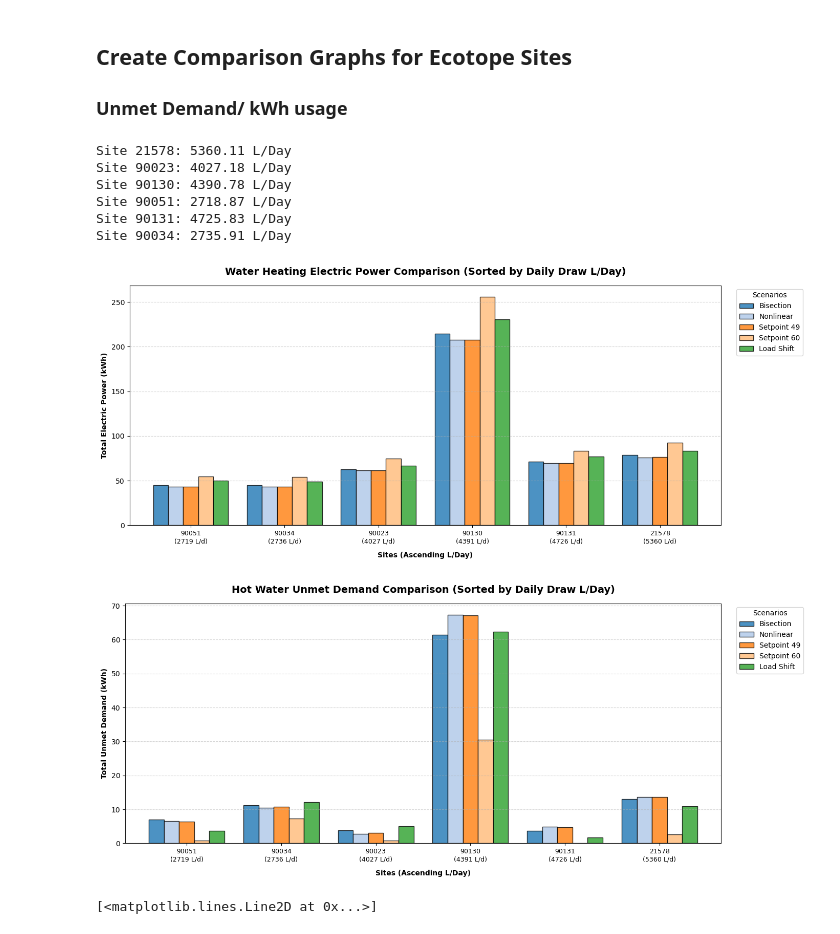
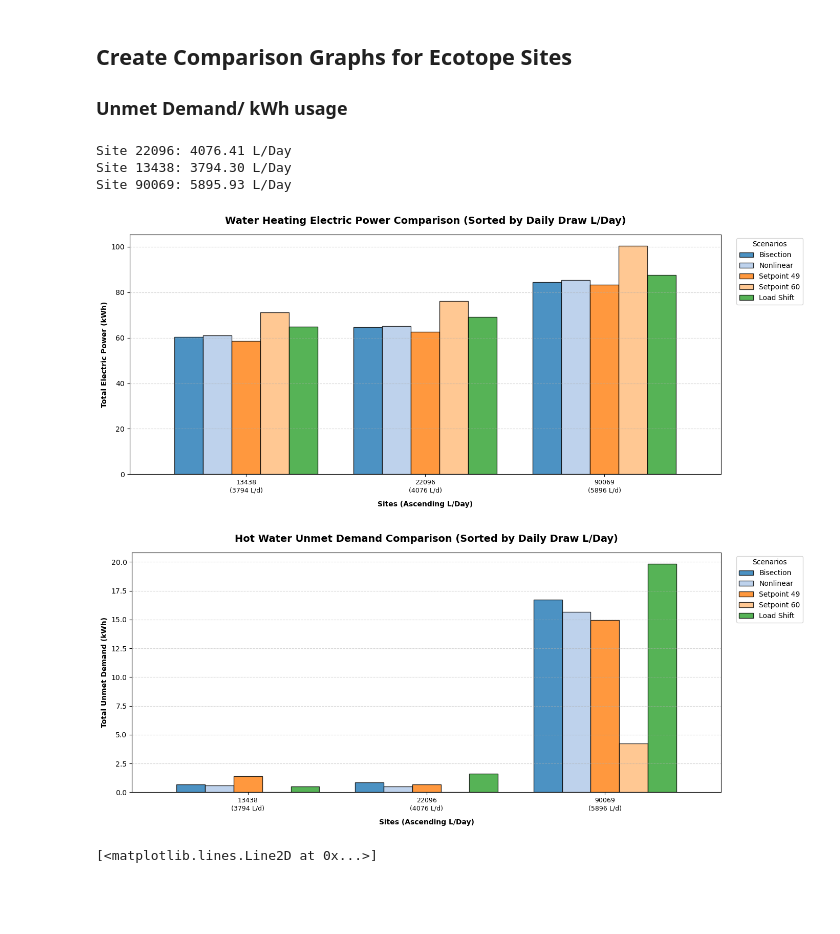
Before and after one commit to Jae-Domain/OCHRE, a Jupyter notebook: bin/nonlinear_solver/nonlinear_generate_graphics.ipynb, the cells around one changed output. Drawn from its saved outputs; the diff is of its cells as text; code cells hidden in the pictures; blank space fills up the shorter version.

Commit message:
Added perfect draws to Nonlinear Solver

```diff
--- a/bin/nonlinear_solver/nonlinear_generate_graphics.ipynb
+++ b/bin/nonlinear_solver/nonlinear_generate_graphics.ipynb
@@ -205,6 +205,8 @@ sites = [22096, 13438,
     99092, 99084
 ]
 
+sites = [22096, 13438, 90069]
+
 scenarios = ['Bisection', 'Nonlinear', 'Setpoint 49', 'Setpoint 60', 'Load Shift']
 
 power_data = []
@@ -212,39 +214,39 @@ unmet_data = []
 draw_data = {}  # Store average daily draw per site
 
 for site in sites:
-    if site in [90069, 90130, 21578, 90023, 90051, 90131, 90034]: #"good test sites"
-        try:
-            nonlinear = pd.read_csv(f'output_site_{site}_nonlinear.csv')
-            bisection = pd.read_csv(f'output_site_{site}_bisection.csv')[0:len(nonlinear)]
-            data_49 = pd.read_csv(f'output_site_{site}_49.csv')[0:len(nonlinear)]
-            data_60 = pd.read_csv(f'output_site_{site}_60.csv')[0:len(nonlinear)]
-            load_shift = pd.read_csv(f'output_site_{site}_load_shifting.csv')[0:len(nonlinear)]
-        except Exception as e:
-            print(f"Skipping site {site}: {e}")
-            continue
+    #if site in [90069, 90130, 21578, 90023, 90051, 90131, 90034]: #"good test sites"
+    try:
+        nonlinear = pd.read_csv(f'output_site_{site}_nonlinear.csv')
+        bisection = pd.read_csv(f'output_site_{site}_bisection.csv')[0:len(nonlinear)]
+        data_49 = pd.read_csv(f'output_site_{site}_49.csv')[0:len(nonlinear)]
+        data_60 = pd.read_csv(f'output_site_{site}_60.csv')[0:len(nonlinear)]
+        load_shift = pd.read_csv(f'output_site_{site}_load_shifting.csv')[0:len(nonlinear)]
+    except Exception as e:
+        print(f"Skipping site {site}: {e}")
+        continue
 
-        # Calculate L/Day from bisection dataset
-        daily_draw = sum(bisection['Draw Data']) / (len(bisection) / 1440)
-        draw_data[site] = daily_draw
-        print(f"Site {site}: {daily_draw:.2f} L/Day")
+    # Calculate L/Day from bisection dataset
+    daily_draw = sum(bisection['Draw Data']) / (len(bisection) / 1440)
+    draw_data[site] = daily_draw
+    print(f"Site {site}: {daily_draw:.2f} L/Day")
 
-        power_data.append({
-            'Site': site,
-            'Bisection': bisection['Water Heating Electric Power'].sum(),
-            'Nonlinear': nonlinear['Water Heating Electric Power'].sum(),
-            'Setpoint 49': data_49['Water Heating Electric Power'].sum(),
-            'Setpoint 60': data_60['Water Heating Electric Power'].sum(),
-            'Load Shift': load_shift['Water Heating Electric Power'].sum()
-        })
+    power_data.append({
+        'Site': site,
+        'Bisection': bisection['Water Heating Electric Power'].sum(),
+        'Nonlinear': nonlinear['Water Heating Electric Power'].sum(),
+        'Setpoint 49': data_49['Water Heating Electric Power'].sum(),
+        'Setpoint 60': data_60['Water Heating Electric Power'].sum(),
+        'Load Shift': load_shift['Water Heating Electric Power'].sum()
+    })
 
-        unmet_data.append({
-            'Site': site,
-            'Bisection': bisection['Hot Water Unmet Demand (kWh)'].sum(),
-            'Nonlinear': nonlinear['Hot Water Unmet Demand (kWh)'].sum(),
-            'Setpoint 49': data_49['Hot Water Unmet Demand (kWh)'].sum(),
-            'Setpoint 60': data_60['Hot Water Unmet Demand (kWh)'].sum(),
-            'Load Shift': load_shift['Hot Water Unmet Demand (kWh)'].sum()
-        })
+    unmet_data.append({
+        'Site': site,
+        'Bisection': bisection['Hot Water Unmet Demand (kWh)'].sum(),
+        'Nonlinear': nonlinear['Hot Water Unmet Demand (kWh)'].sum(),
+        'Setpoint 49': data_49['Hot Water Unmet Demand (kWh)'].sum(),
+        'Setpoint 60': data_60['Hot Water Unmet Demand (kWh)'].sum(),
+        'Load Shift': load_shift['Hot Water Unmet Demand (kWh)'].sum()
+    })
 
 # Convert to DataFrames and set index
 df_power = pd.DataFrame(power_data).set_index('Site')
@@ -261,41 +263,38 @@ df_unmet = df_unmet.reindex(sorted_sites)
 x_labels = [f"{site}\n({draw_data[site]:.0f} L/d)" for site in sorted_sites]
 
 colors = ['#1f77b4', '#aec7e8', '#ff7f0e', '#ffbb78', '#2ca02c']
 
 # ==========================================
 # GRAPH 1: Water Heating Electric Power
 # ==========================================
 ax1 = df_power.plot(kind='bar', figsize=(14, 6), color=colors, width=0.8, edgecolor='black', alpha=0.8)
 plt.title('Water Heating Electric Power Comparison (Sorted by Daily Draw L/Day)', fontsize=14, fontweight='bold', pad=15)
 plt.xlabel('Sites (Ascending L/Day)', fontweight='bold', labelpad=10)
 plt.ylabel('Total Electric Power (kWh)', fontweight='bold')
 plt.xticks(ticks=range(len(sorted_sites)), labels=x_labels, rotation=0, fontsize=9)
 plt.grid(axis='y', linestyle='--', alpha=0.5)
 plt.legend(title='Scenarios', bbox_to_anchor=(1.02, 1), loc='upper left')
 plt.tight_layout()
 plt.show()
 
 # ==========================================
 # GRAPH 2: Hot Water Unmet Demand
 # ==========================================
 ax2 = df_unmet.plot(kind='bar', figsize=(14, 6), color=colors, width=0.8, edgecolor='black', alpha=0.8)
 plt.title('Hot Water Unmet Demand Comparison (Sorted by Daily Draw L/Day)', fontsize=14, fontweight='bold', pad=15)
 plt.xlabel('Sites (Ascending L/Day)', fontweight='bold', labelpad=10)
 plt.ylabel('Total Unmet Demand (kWh)', fontweight='bold')
 plt.xticks(ticks=range(len(sorted_sites)), labels=x_labels, rotation=0, fontsize=9)
 plt.grid(axis='y', linestyle='--', alpha=0.5)
 plt.legend(title='Scenarios', bbox_to_anchor=(1.02, 1), loc='upper left')
 plt.tight_layout()
 plt.show()
 # %% [output]
-Site 21578: 5360.11 L/Day
-Site 90023: 4027.18 L/Day
-Site 90130: 4390.78 L/Day
-Site 90051: 2718.87 L/Day
-Site 90131: 4725.83 L/Day
-Site 90034: 2735.91 L/Day
+Site 22096: 4076.41 L/Day
+Site 13438: 3794.30 L/Day
+Site 90069: 5895.93 L/Day
-[figure, old version]
+[figure, new version]
-[figure, old version]
+[figure, new version]
 # %%
 plt.plot(nonlinear['Setpoints'])
 # %% [output]
```
Also changed, not shown: 5 other files.
